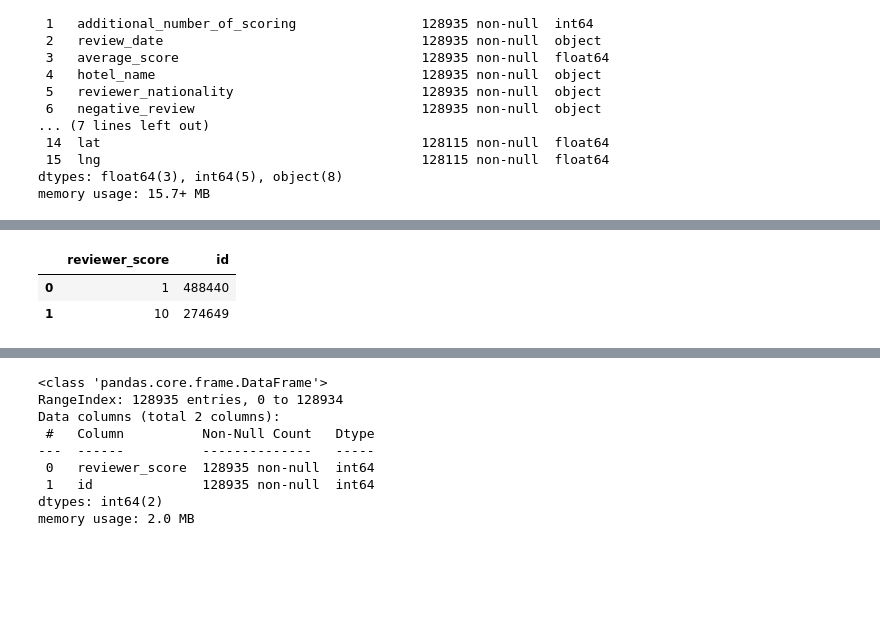
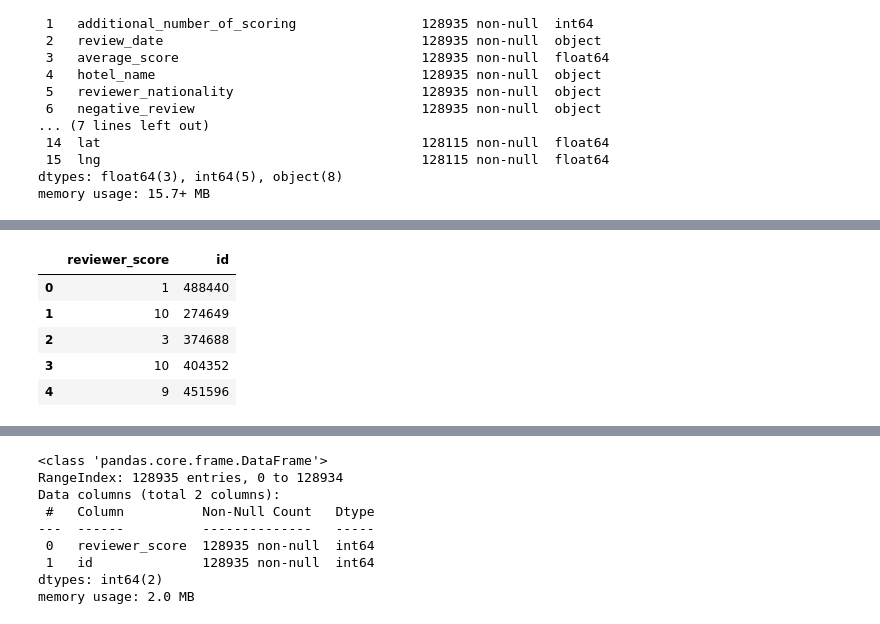
Before and after one commit to Alex1iv/Hotel-rating-prediction, a Jupyter notebook: notebooks/Hotel_ratings_en.ipynb, the cells around one changed output, grey strips where cells are left out. Drawn from its saved outputs; the diff is of its cells as text; code cells hidden in the pictures; blank space fills up the shorter version.

```diff
--- a/notebooks/Hotel_ratings_en.ipynb
+++ b/notebooks/Hotel_ratings_en.ipynb
@@ -42,10 +39,22 @@ RANDOM_SEED = 42
 # %%
-# Подгрузим наши данные из соревнования
-DATA_DIR = './data/'
+#set path
+sys.path.insert(1, '../')
 
-df_train = pd.read_csv(DATA_DIR + 'hotels.zip') # датасет для обучения
-df_test = pd.read_csv(DATA_DIR+'hotels_test.zip') # датасет для предсказания
-sample_submission = pd.read_csv(DATA_DIR+'submission.zip') # самбмишн
+from utils.config_reader import config_reader
+
+# Import parameters
+config = config_reader('../config/config.json')
+
+# set data folder path
+data_dir = config.data_dir
+
+if not sys.warnoptions:
+    import warnings
+    warnings.simplefilter("ignore")
+
+df_train = pd.read_csv(data_dir + 'hotels.zip') # train
+df_test = pd.read_csv(data_dir+'hotels_test.zip') # test
+sample_submission = pd.read_csv(data_dir+'submission.zip') # submission
 # %%
 df_train.info()
 # %% [output]
@@ -99,8 +108,11 @@ df_test.head(2)
 | 0 | Via Senigallia 6 20161 Milan Italy | 904 | 7/21/2017 | 8.1 | Hotel Da Vinci | United Kingdom | ... |
 | 1 | Arlandaweg 10 Westpoort 1043 EW A... | 612 | 12/12/2016 | 8.6 | Urban Lodge Hotel | Belgium | ... |
 # %%
-sample_submission.head(2)
+sample_submission.head()
 # %% [output]
 |  | reviewer_score | id |
 | 0 | 1 | 488440 |
 | 1 | 10 | 274649 |
+| 2 | 3 | 374688 |
+| 3 | 10 | 404352 |
+| 4 | 9 | 451596 |
```
Also changed, not shown: parts of 81 cells of this notebook.
